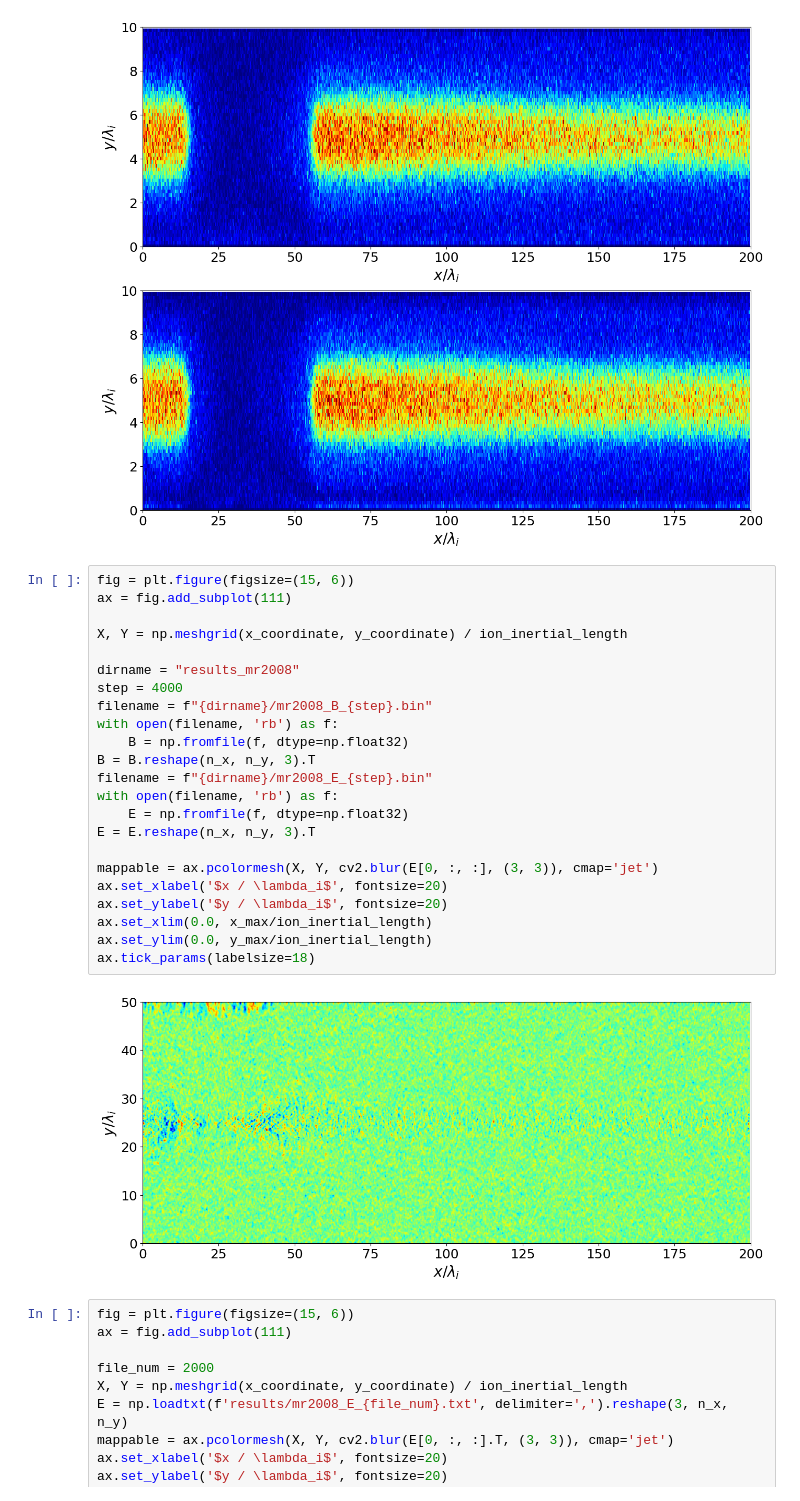
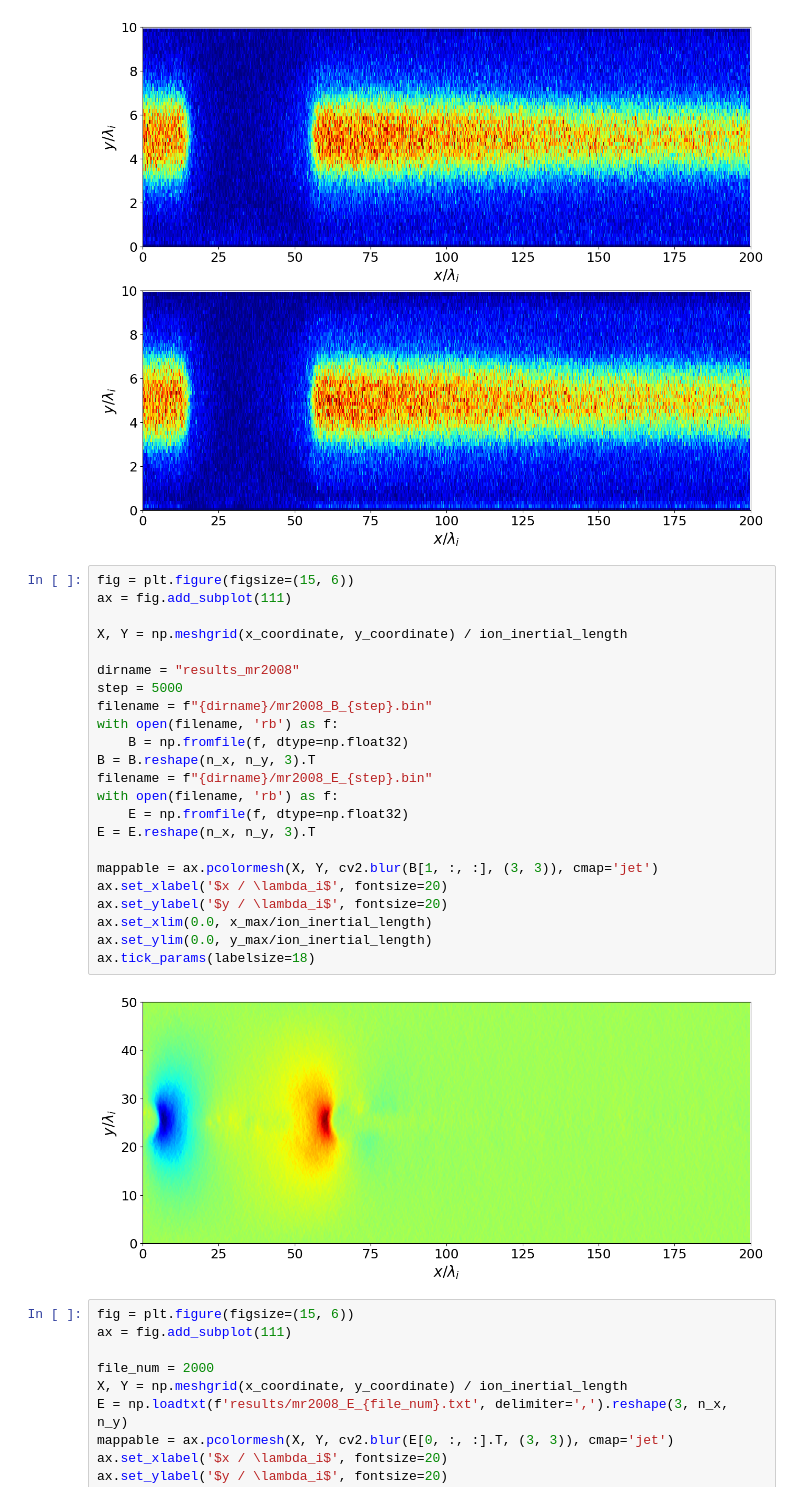
Before and after one commit to keita-akutagawa/PIC_GPU, a Jupyter notebook: examples_2D/mr2008/PIC2D_plot_mr2008.ipynb, the cells around one changed output. Saved outputs shown, nothing was run; the diff lists cells and outputs as text.

```diff
--- a/examples_2D/mr2008/PIC2D_plot_mr2008.ipynb
+++ b/examples_2D/mr2008/PIC2D_plot_mr2008.ipynb
@@ -96,28 +96,28 @@ ax2.tick_params(labelsize=18)
 # %%
 fig = plt.figure(figsize=(15, 6))
 ax = fig.add_subplot(111)
 
 X, Y = np.meshgrid(x_coordinate, y_coordinate) / ion_inertial_length
 
 dirname = "results_mr2008"
-step = 4000
+step = 5000
 filename = f"{dirname}/mr2008_B_{step}.bin"
 with open(filename, 'rb') as f:
     B = np.fromfile(f, dtype=np.float32)
 B = B.reshape(n_x, n_y, 3).T
 filename = f"{dirname}/mr2008_E_{step}.bin"
 with open(filename, 'rb') as f:
     E = np.fromfile(f, dtype=np.float32)
 E = E.reshape(n_x, n_y, 3).T
 
-mappable = ax.pcolormesh(X, Y, cv2.blur(E[0, :, :], (3, 3)), cmap='jet')
+mappable = ax.pcolormesh(X, Y, cv2.blur(B[1, :, :], (3, 3)), cmap='jet')
 ax.set_xlabel('$x / \lambda_i$', fontsize=20)
 ax.set_ylabel('$y / \lambda_i$', fontsize=20)
 ax.set_xlim(0.0, x_max/ion_inertial_length)
 ax.set_ylim(0.0, y_max/ion_inertial_length)
 ax.tick_params(labelsize=18)
 # %% [output]
-[figure, old version]
+[figure, new version]
 # %%
 fig = plt.figure(figsize=(15, 6))
 ax = fig.add_subplot(111)
```
